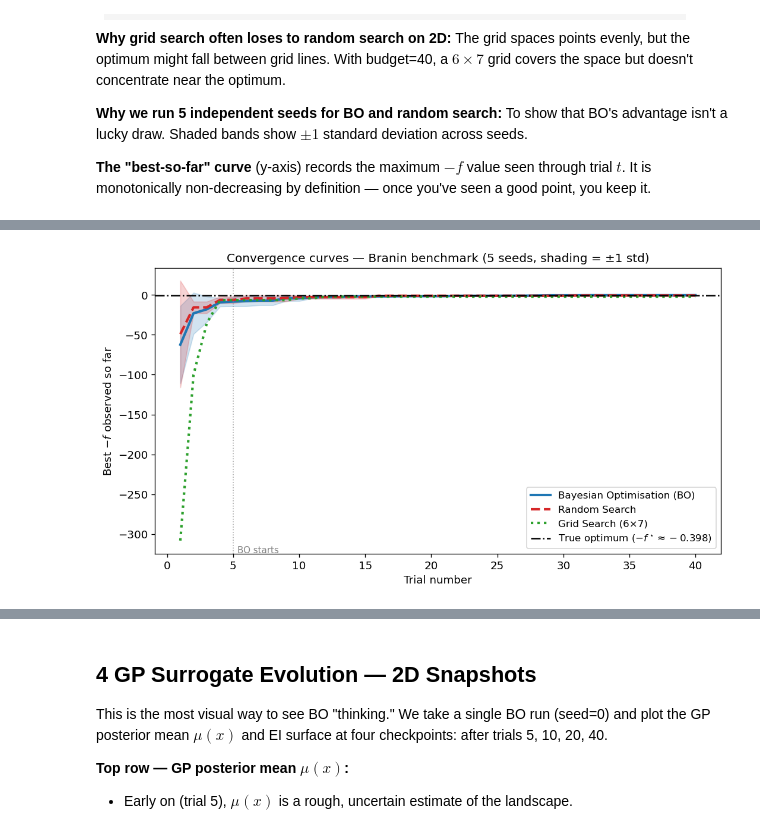
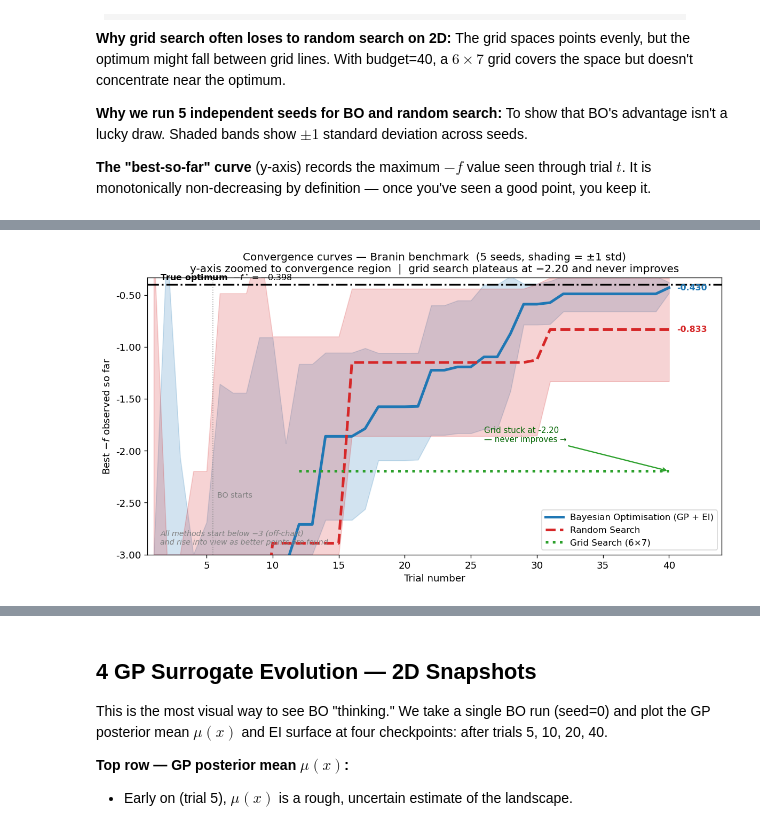
Before and after one commit to ricardo-pc/Bayesian-Optimization-for-ML, a Jupyter notebook: notebooks/00_branin_simulation.ipynb, the cells around one changed output, grey strips where cells are left out. Saved outputs shown, nothing was run; the diff lists cells and outputs as text; code cells hidden in the pictures.

```diff
--- a/notebooks/00_branin_simulation.ipynb
+++ b/notebooks/00_branin_simulation.ipynb
@@ -330,40 +330,93 @@ RS   best: -0.8334 ± 0.4993
 Grid best: -2.1961
 True opt:  -0.3979
 # %%
-trials = np.arange(1, BUDGET + 1)
+import matplotlib.ticker as mticker
 
-fig, ax = plt.subplots(figsize=(9, 5))
-
-# BO
+trials  = np.arange(1, BUDGET + 1)
 bo_mean = bo_curves.mean(axis=0)
 bo_std  = bo_curves.std(axis=0)
-ax.plot(trials, bo_mean, color="tab:blue", lw=2.5, label="Bayesian Optimisation (BO)")
-ax.fill_between(trials, bo_mean - bo_std, bo_mean + bo_std,
+rs_mean = rs_curves.mean(axis=0)
+rs_std  = rs_curves.std(axis=0)
+
+# ── y-axis window ─────────────────────────────────────────────────────────────
+# All three methods start far below -3 (first random/grid samples can be -50
+# to -300 on Branin).  We zoom in to the region where convergence actually
+# happens so the differences are readable.
+Y_LO, Y_HI = -3.0, -0.33
+
+fig, ax = plt.subplots(figsize=(10, 5.5))
+
+# ── Bayesian Optimisation ─────────────────────────────────────────────────────
+ax.plot(trials, bo_mean, color="tab:blue", lw=3,
+        label="Bayesian Optimisation (GP + EI)")
+ax.fill_between(trials,
+                np.clip(bo_mean - bo_std, Y_LO, 0),
+                np.clip(bo_mean + bo_std, Y_LO, 0),
                 alpha=0.2, color="tab:blue")
 
-# Random search
-rs_mean = rs_curves.mean(axis=0)
-rs_std  = rs_curves.std(axis=0)
-ax.plot(trials, rs_mean, color="tab:red", lw=2.5, ls="--", label="Random Search")
-ax.fill_between(trials, rs_mean - rs_std, rs_mean + rs_std,
+# ── Random Search ─────────────────────────────────────────────────────────────
+ax.plot(trials, rs_mean, color="tab:red", lw=3, ls="--",
+        label="Random Search")
+ax.fill_between(trials,
+                np.clip(rs_mean - rs_std, Y_LO, 0),
+                np.clip(rs_mean + rs_std, Y_LO, 0),
                 alpha=0.2, color="tab:red")
 
-# Grid search
-ax.plot(trials, grid_best, color="tab:green", lw=2.5, ls=":", label="Grid Search (6×7)")
+# ── Grid Search ───────────────────────────────────────────────────────────────
+# grid_best starts far below the window and plateaus at -2.20 around trial 15.
+# np.where hides the off-chart portion so only the visible flat tail is drawn.
+ax.plot(trials, np.where(grid_best >= Y_LO, grid_best, np.nan),
+        color="tab:green", lw=3, ls=":", label="Grid Search (6×7)")
+ax.annotate(
+    f"Grid stuck at {grid_best[-1]:.2f}\n— never improves →",
+    xy=(BUDGET, grid_best[-1]),
+    xytext=(BUDGET - 14, grid_best[-1] + 0.28),
+    arrowprops=dict(arrowstyle="->", color="tab:green", lw=1.4),
+    fontsize=9, color="darkgreen",
+)
 
-# True optimum reference
-ax.axhline(-F_STAR, color="black", lw=1.5, ls="-.", label=f"True optimum ($-f^\\star \\approx {-F_STAR:.3f}$)")
+# ── True optimum reference ────────────────────────────────────────────────────
+ax.axhline(-F_STAR, color="black", lw=2, ls="-.")
+ax.text(1.5, -F_STAR + 0.04,
+        f"True optimum  $-f^\\star = {-F_STAR:.3f}$",
+        fontsize=9.5, fontweight="bold")
 
-# Mark end of random init phase
-ax.axvline(N_INIT, color="gray", lw=1, ls=":", alpha=0.7)
-ax.text(N_INIT + 0.3, ax.get_ylim()[0] + 1, "BO starts", fontsize=9, color="gray")
+# ── Note about clipped region ─────────────────────────────────────────────────
+ax.text(1.5, Y_LO + 0.10,
+        "All methods start below −3 (off-chart)\nand rise into view as better points are found",
+        fontsize=8.5, color="gray", style="italic")
 
-ax.set_xlabel("Trial number")
-ax.set_ylabel("Best $-f$ observed so far")
-ax.set_title("Convergence curves — Branin benchmark (5 seeds, shading = ±1 std)")
-ax.legend(fontsize=10)
+# ── End-point value labels ────────────────────────────────────────────────────
+ax.text(BUDGET + 0.6, bo_mean[-1],
+        f"{bo_mean[-1]:.3f}", va="center", fontsize=9.5,
+        color="tab:blue", fontweight="bold")
+ax.text(BUDGET + 0.6, rs_mean[-1],
+        f"{rs_mean[-1]:.3f}", va="center", fontsize=9.5,
+        color="tab:red", fontweight="bold")
+
+# ── Mark where BO phase begins ────────────────────────────────────────────────
+ax.axvline(N_INIT + 0.5, color="gray", lw=1, ls=":", alpha=0.7)
+ax.text(N_INIT + 0.8, Y_LO + 0.55, "BO starts", fontsize=8.5, color="gray")
+
+# ── Axes & formatting ─────────────────────────────────────────────────────────
+ax.set_ylim(Y_LO, Y_HI)
+ax.set_xlim(0.5, BUDGET + 4)
+ax.set_xlabel("Trial number", fontsize=11)
+ax.set_ylabel("Best $-f$ observed so far", fontsize=11)
+ax.set_title(
+    "Convergence curves — Branin benchmark  (5 seeds, shading = ±1 std)\n"
+    "y-axis zoomed to convergence region  |  grid search plateaus at −2.20 and never improves",
+    fontsize=12,
+)
+ax.legend(fontsize=10, loc="lower right")
+ax.yaxis.set_major_formatter(mticker.FormatStrFormatter("%.2f"))
 plt.tight_layout()
 plt.savefig("../figures/branin_convergence.png", bbox_inches="tight")
 plt.show()
+
+print(f"Final values after {BUDGET} trials:")
+print(f"  BO     : {bo_mean[-1]:.4f} ± {bo_std[-1]:.4f}  (true opt: {-F_STAR:.4f})")
+print(f"  Random : {rs_mean[-1]:.4f} ± {rs_std[-1]:.4f}")
+print(f"  Grid   : {grid_best[-1]:.4f}  (flat from trial ~15 onward)")
 # %% [output]
-[figure, old version]
+[figure, new version]
```
Also changed, not shown: parts of 5 cells of this notebook, 35 other files.
